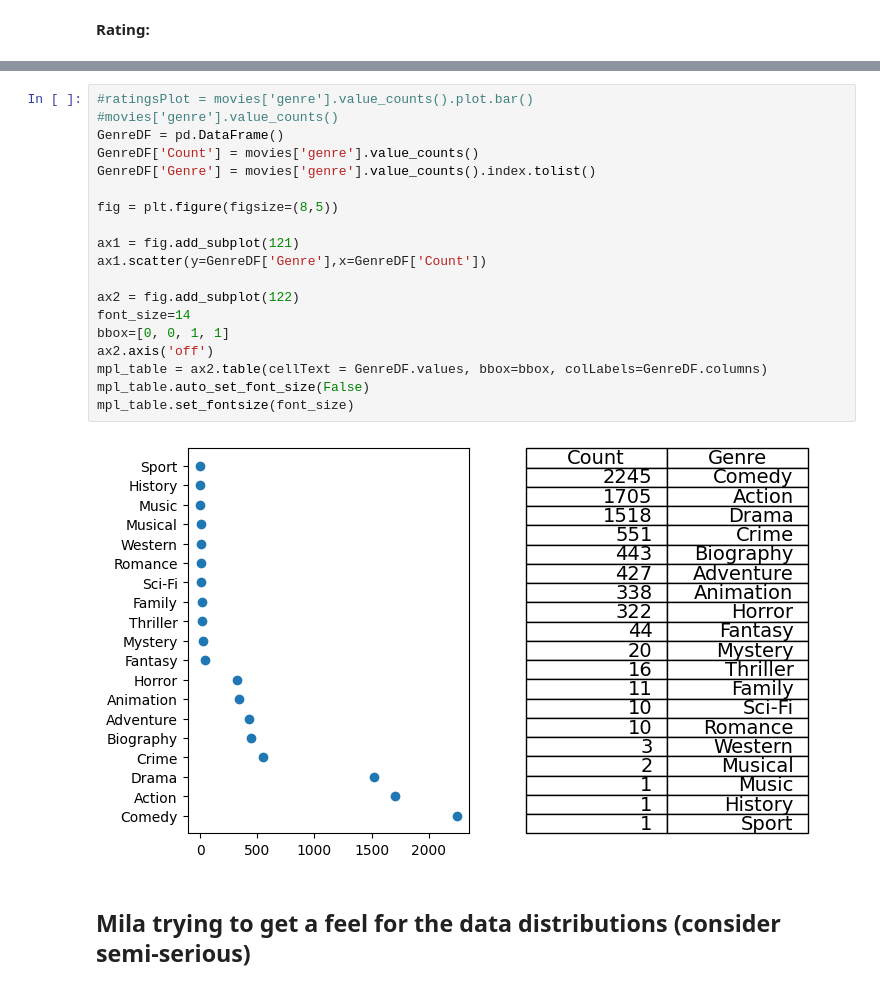
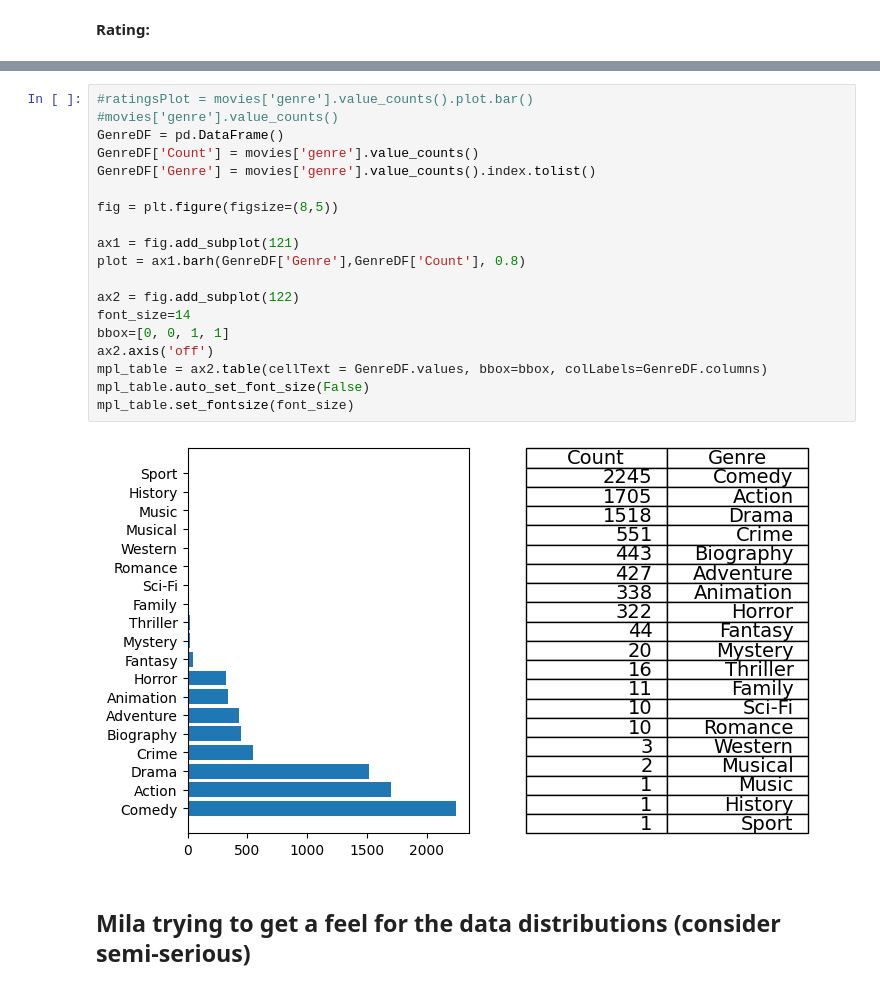
Before and after one commit to dchicasduena/COMP3400_Project, a Jupyter notebook: Project.ipynb, the cells around one changed output, grey strips where cells are left out. Drawn from its saved outputs; the diff is of its cells as text.

Commit message:
While trying to understand the .subplot() concept I have made a bar chart for the Rating and Genre attributes

```diff
--- a/Project.ipynb
+++ b/Project.ipynb
@@ -103,24 +129,24 @@ Something with name?
 # %%
 #ratingsPlot = movies['genre'].value_counts().plot.bar()
 #movies['genre'].value_counts()
 GenreDF = pd.DataFrame()
 GenreDF['Count'] = movies['genre'].value_counts()
 GenreDF['Genre'] = movies['genre'].value_counts().index.tolist()
 
 fig = plt.figure(figsize=(8,5))
 
 ax1 = fig.add_subplot(121)
-ax1.scatter(y=GenreDF['Genre'],x=GenreDF['Count'])
+plot = ax1.barh(GenreDF['Genre'],GenreDF['Count'], 0.8)
 
 ax2 = fig.add_subplot(122)
 font_size=14
 bbox=[0, 0, 1, 1]
 ax2.axis('off')
 mpl_table = ax2.table(cellText = GenreDF.values, bbox=bbox, colLabels=GenreDF.columns)
 mpl_table.auto_set_font_size(False)
 mpl_table.set_fontsize(font_size)
 # %% [output]
-[figure, old version]
+[figure, new version]
 # %% [markdown]
 ## Mila trying to get a feel for the data distributions (consider semi-serious)
 # %%
```
Also changed, not shown: parts of 11 cells of this notebook.
